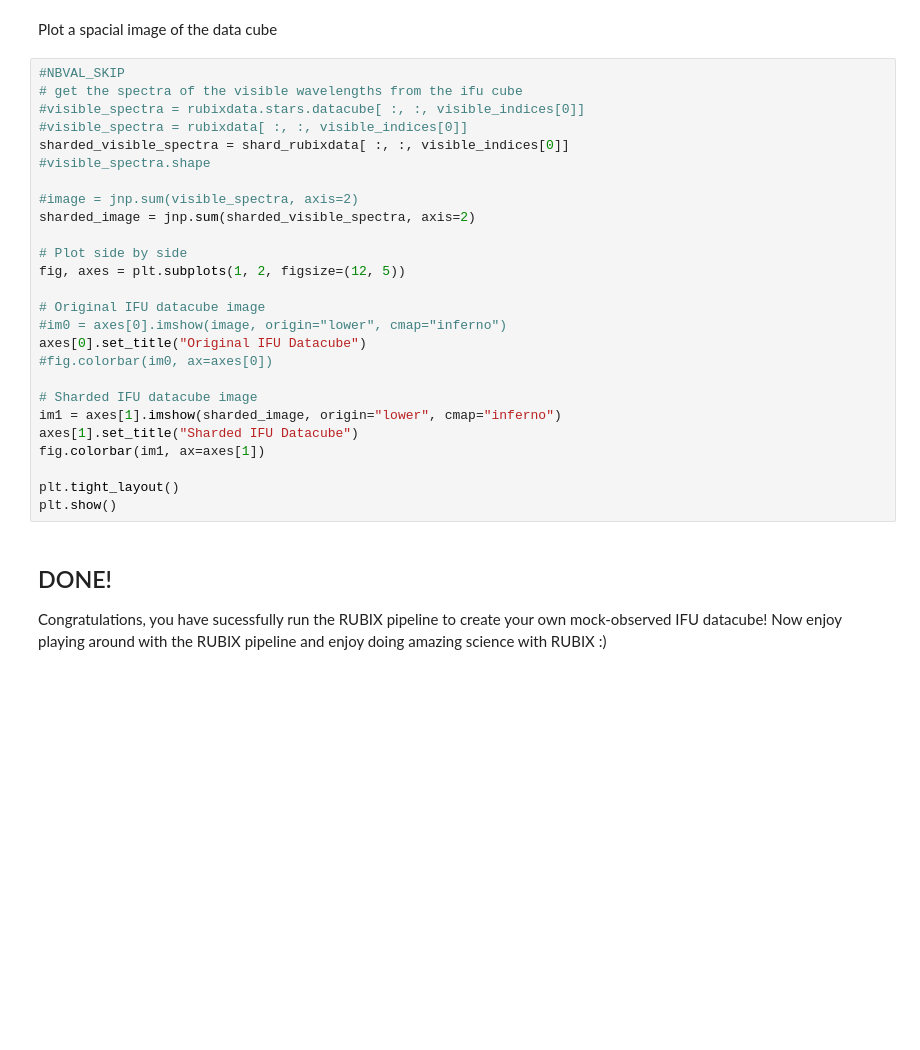
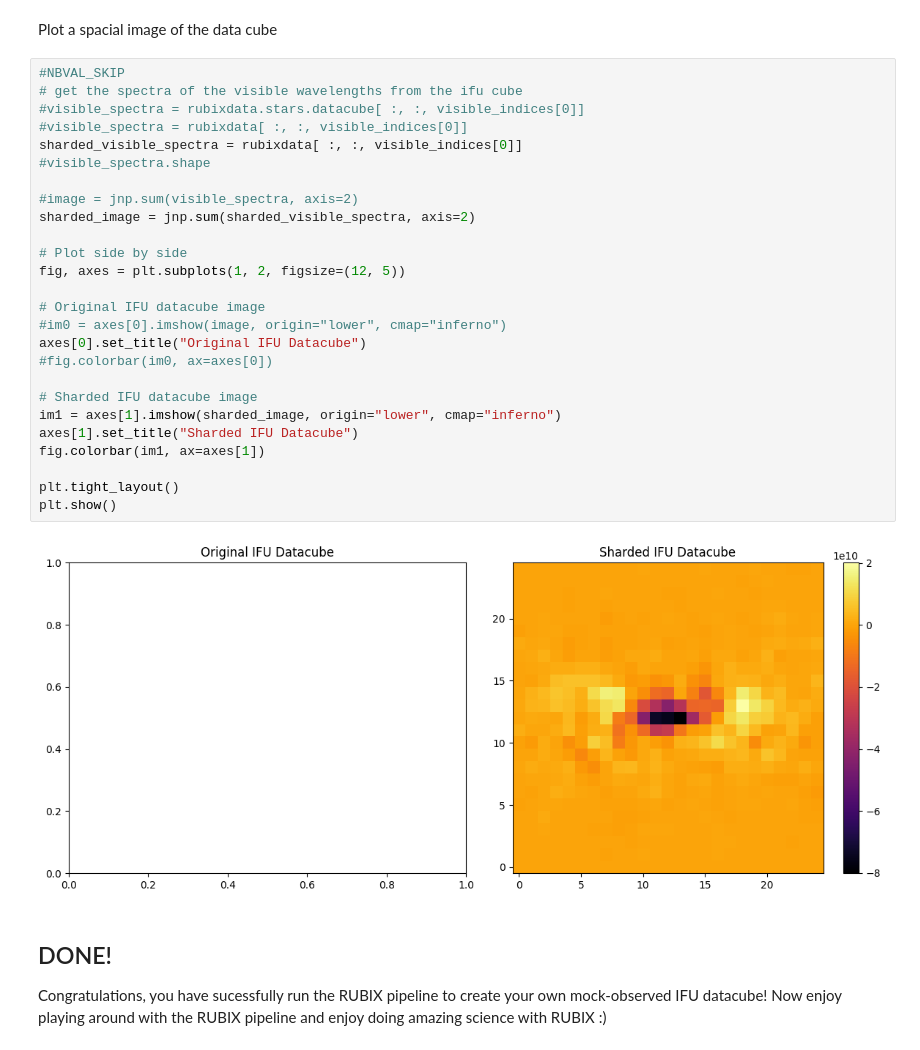
Before and after one commit to AstroAI-Lab/rubix, a Jupyter notebook: notebooks/rubix_pipeline_single_function_shard_map.ipynb, the cells around one changed output. Drawn from its saved outputs; the diff is of its cells as text; blank space fills up the shorter version.

```diff
--- a/notebooks/rubix_pipeline_single_function_shard_map.ipynb
+++ b/notebooks/rubix_pipeline_single_function_shard_map.ipynb
@@ -277,29 +300,31 @@ Plot a spacial image of the data cube
 # %%
 #NBVAL_SKIP
 # get the spectra of the visible wavelengths from the ifu cube
 #visible_spectra = rubixdata.stars.datacube[ :, :, visible_indices[0]]
 #visible_spectra = rubixdata[ :, :, visible_indices[0]]
-sharded_visible_spectra = shard_rubixdata[ :, :, visible_indices[0]]
+sharded_visible_spectra = rubixdata[ :, :, visible_indices[0]]
 #visible_spectra.shape
 
 #image = jnp.sum(visible_spectra, axis=2)
 sharded_image = jnp.sum(sharded_visible_spectra, axis=2)
 
 # Plot side by side
 fig, axes = plt.subplots(1, 2, figsize=(12, 5))
 
 # Original IFU datacube image
 #im0 = axes[0].imshow(image, origin="lower", cmap="inferno")
 axes[0].set_title("Original IFU Datacube")
 #fig.colorbar(im0, ax=axes[0])
 
 # Sharded IFU datacube image
 im1 = axes[1].imshow(sharded_image, origin="lower", cmap="inferno")
 axes[1].set_title("Sharded IFU Datacube")
 fig.colorbar(im1, ax=axes[1])
 
 plt.tight_layout()
 plt.show()
+# %% [output]
+[figure, added]
 # %% [markdown]
 ## DONE!
 
```
Also changed, not shown: parts of 7 cells of this notebook, 2 other files.
